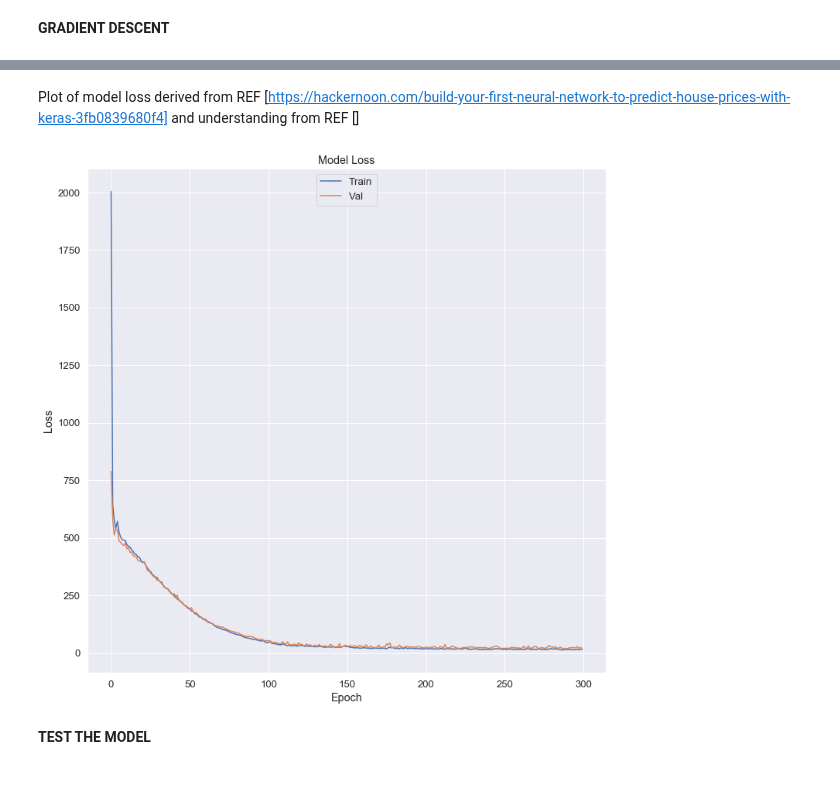
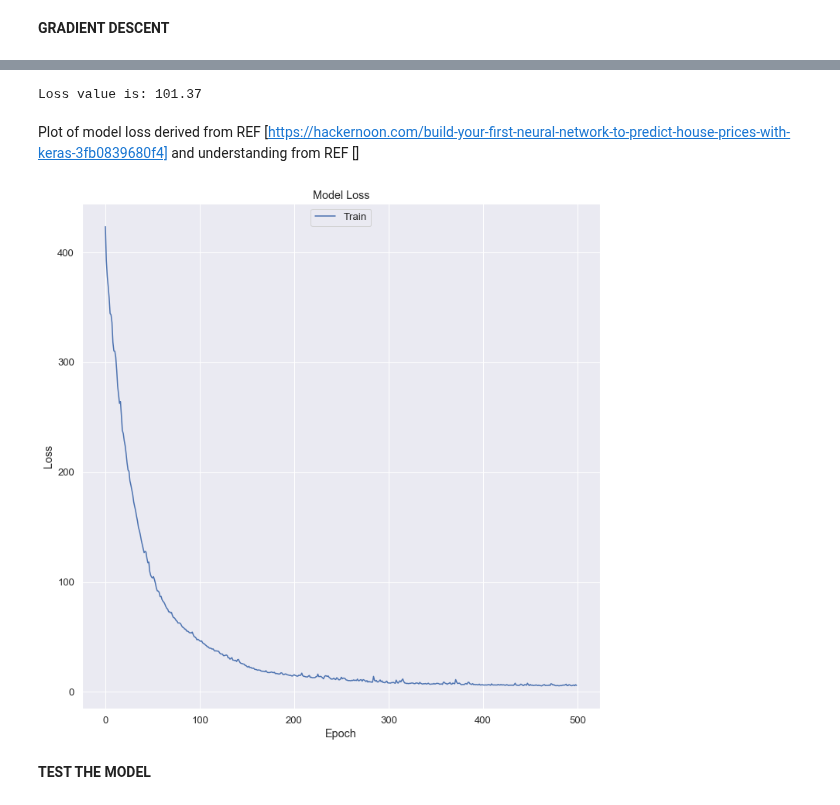
Before and after one commit to oreillyh/Machine-Learning-Statistics, a Jupyter notebook: MACHINE LEARNING AND STATISTICS PROJECT .ipynb, the cells around one changed output, grey strips where cells are left out. Drawn from its saved outputs; the diff is of its cells as text; code cells hidden in the pictures.

Commit message:
k-fold work integrated with original model

```diff
--- a/MACHINE LEARNING AND STATISTICS PROJECT .ipynb
+++ b/MACHINE LEARNING AND STATISTICS PROJECT .ipynb
@@ -500,7 +500,7 @@ model = Sequential()
 
 #Introduce regularisation
 
-model.add(Dense(64, input_dim=(12), activation="relu",kernel_regularizer=regularizers.l2(0.01), activity_regularizer=regularizers.l1(0.01)))
+model.add(Dense(64, input_dim=(13), activation="relu",kernel_regularizer=regularizers.l2(0.01), activity_regularizer=regularizers.l1(0.01)))
 
 kr.layers.BatchNormalization()
 
@@ -550,7 +550,7 @@ y = bos[['PRICE']]
 
 #drop some parameters to try and simplify the model
 
-x = bos[['CRIM', 'INDUS', 'ZN', 'NOX', 'RM', 'AGE', 'DIS', 'RAD', 'TAX', 'PTRATIO', 'LSTAT', 'TAX']]
+x = bos[['CRIM', 'INDUS', 'CHAS','ZN', 'NOX', 'RM', 'AGE', 'DIS', 'RAD', 'TAX', 'PTRATIO', 'LSTAT', 'TAX']]
 # %% [markdown]
 **COMPILE THE MODEL**
 
@@ -603,7 +603,7 @@ We have specified a `test_size` of 0.5 i.e. half the data will be used to test t
 # %%
 # Define our training set: size of the test set is 0.2 i.e. 20% of the dataset
 #random_state seets the seed in order to maintain consistency
-x_train, x_test, y_train, y_test = mod.train_test_split(x, y, test_size=0.2, random_state = 42)
+#x_train, x_test, y_train, y_test = mod.train_test_split(x, y, test_size=0.2, random_state = 42)
 # %% [markdown]
 `model.fit` Trains the model over a fixed number of epochs
 
@@ -635,9 +635,38 @@ early_stopping_monitor = EarlyStopping(patience=10)
 # callbacks=[early_stopping_monitor],
 #train model
 
-hist = model.fit(x_train, y_train, validation_split=0.2, epochs=300, batch_size=16)
 
-#Calculate the predictions on the test: set x_test which is 0.5 of the entire set
+#REF [https://intelligence-artificielle.agency/the-boston-housing-price-dataset/] and [Deep Learning in Python, Chollet]
+
+#https://scikit-learn.org/stable/modules/generated/sklearn.model_selection.KFold.html
+
+#from sklearn.model_selection import KFold
+#define number of splits (folds)
+kf = KFold(n_splits=10)
+kf.get_n_splits(x)
+
+#apply a kfold of 10 splits, no random stae generate (would have output same result all the time)
+KFold(n_splits=10, random_state=12, shuffle=True)
+
+#create empty index for each fold
+train_index=[]
+test_index=[]
+
+#apply k fold validation over the 10 folds
+for train_index, test_index in kf.split(x):
+    #print("TRAIN:", train_index, "TEST:", test_index)
+    x_train, x_test = x[:100], x[100:] #set at train:test 80:20
+    y_train, y_test = y[:100], y[100:] #set at train:test 80:20
+
+#X=bos.iloc[:,0:4].values
+#Y=bos.iloc[:,4:5].values
+
+#model=create_model()
+hist = model.fit(x_train, y_train,epochs=500, batch_size=16)
+
+#hist = model.fit(x_train, y_train, validation_split=0.2, epochs=300, batch_size=16)
+
+#Calculate the predictions on the test: set x_test
 preds = model.predict(x_test)
 
 #Evaluate the performance of the model - output the loss function
@@ -664,17 +693,21 @@ Epoch 300/300
+# %%
+print ("Loss value is:", float("{0:.2f}".format(evals)))
+# %% [output]
+Loss value is: 101.37
 # %% [markdown]
 Plot of model loss derived from REF [https://hackernoon.com/build-your-first-neural-network-to-predict-house-prices-with-keras-3fb0839680f4] and understanding from REF []
 # %%
 plt.figure(figsize=(12, 12))
 # summarize history for loss
 plt.plot(hist.history["loss"])
-plt.plot(hist.history["val_loss"])
+#plt.plot(hist.history["val_loss"])
 plt.title("Model Loss")
 plt.ylabel("Loss")
 plt.xlabel("Epoch")
 plt.legend(["Train", "Val"], loc="upper center")
 plt.show()
 # %% [output]
-[figure, old version]
+[figure, new version]
 # %% [markdown]
 **TEST THE MODEL**
 # %% [markdown]
```
Also changed, not shown: parts of 16 cells of this notebook, 1 other file.
